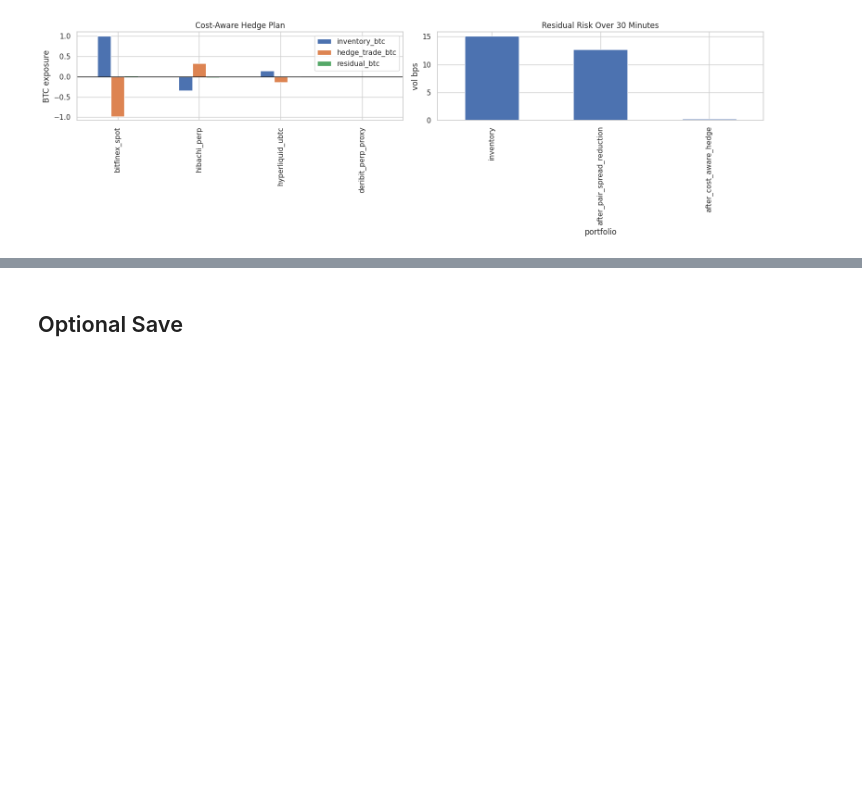
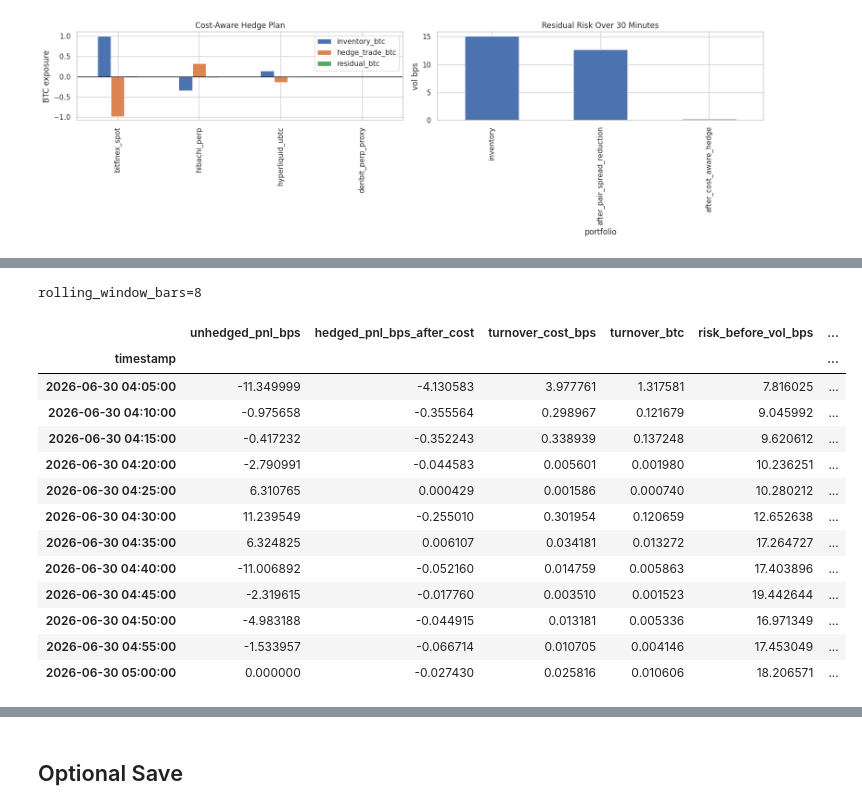
Before and after one commit to owendirk/modl, a Jupyter notebook: notebooks/hedging.ipynb, the cells around one changed output, grey strips where cells are left out. Saved outputs shown, nothing was run; the diff lists cells and outputs as text; code cells hidden in the pictures; blank space fills up the shorter version.

```diff
--- a/notebooks/hedging.ipynb
+++ b/notebooks/hedging.ipynb
@@ -583,0 +591,29 @@ plt.tight_layout()
+# %%
+rolling_window_bars = min(ROLLING_WINDOW_BARS, max(2, len(returns) // 2))
+rolling_sim = rolling_hedge_simulation(
+    returns,
+    inventory,
+    hedge_costs["total_cost_bps"],
+    window_bars=rolling_window_bars,
+    horizon_periods=horizon_periods,
+    max_abs_btc=MAX_HEDGE_ABS_BTC,
+    cost_aversion=COST_AVERSION,
+)
+print(f"rolling_window_bars={rolling_window_bars}")
+rolling_sim.tail(20)
+# %% [output]
+rolling_window_bars=8
+|  | unhedged_pnl_bps | hedged_pnl_bps_after_cost | turnover_cost_bps | turnover_btc | risk_before_vol_bps | ... |
+| timestamp |  |  |  |  |  | ... |
+| 2026-06-30 04:05:00 | -11.349999 | -4.130583 | 3.977761 | 1.317581 | 7.816025 | ... |
+| 2026-06-30 04:10:00 | -0.975658 | -0.355564 | 0.298967 | 0.121679 | 9.045992 | ... |
+| 2026-06-30 04:15:00 | -0.417232 | -0.352243 | 0.338939 | 0.137248 | 9.620612 | ... |
+| 2026-06-30 04:20:00 | -2.790991 | -0.044583 | 0.005601 | 0.001980 | 10.236251 | ... |
+| 2026-06-30 04:25:00 | 6.310765 | 0.000429 | 0.001586 | 0.000740 | 10.280212 | ... |
+| 2026-06-30 04:30:00 | 11.239549 | -0.255010 | 0.301954 | 0.120659 | 12.652638 | ... |
+| 2026-06-30 04:35:00 | 6.324825 | 0.006107 | 0.034181 | 0.013272 | 17.264727 | ... |
+| 2026-06-30 04:40:00 | -11.006892 | -0.052160 | 0.014759 | 0.005863 | 17.403896 | ... |
+| 2026-06-30 04:45:00 | -2.319615 | -0.017760 | 0.003510 | 0.001523 | 19.442644 | ... |
+| 2026-06-30 04:50:00 | -4.983188 | -0.044915 | 0.013181 | 0.005336 | 16.971349 | ... |
+| 2026-06-30 04:55:00 | -1.533957 | -0.066714 | 0.010705 | 0.004146 | 17.453049 | ... |
+| 2026-06-30 05:00:00 | 0.000000 | -0.027430 | 0.025816 | 0.010606 | 18.206571 | ... |
```
Also changed, not shown: parts of 6 cells of this notebook, 1 other file.
